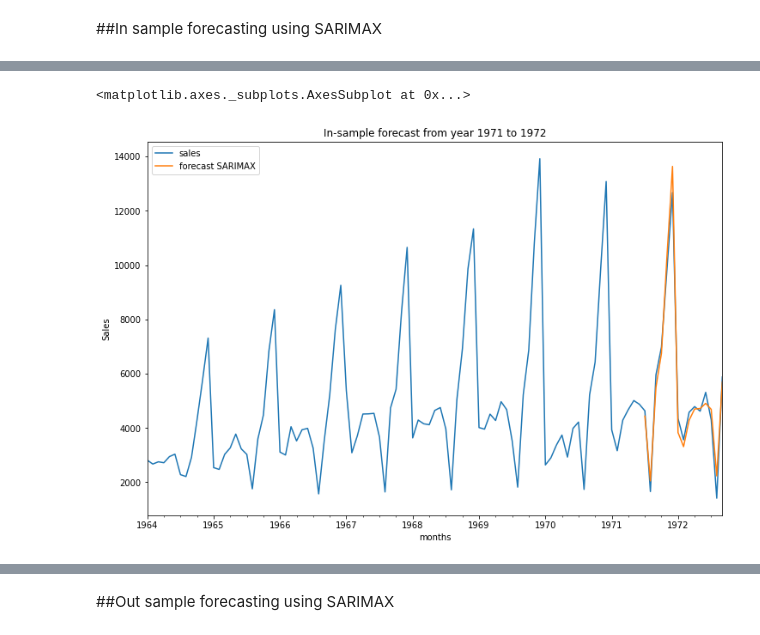
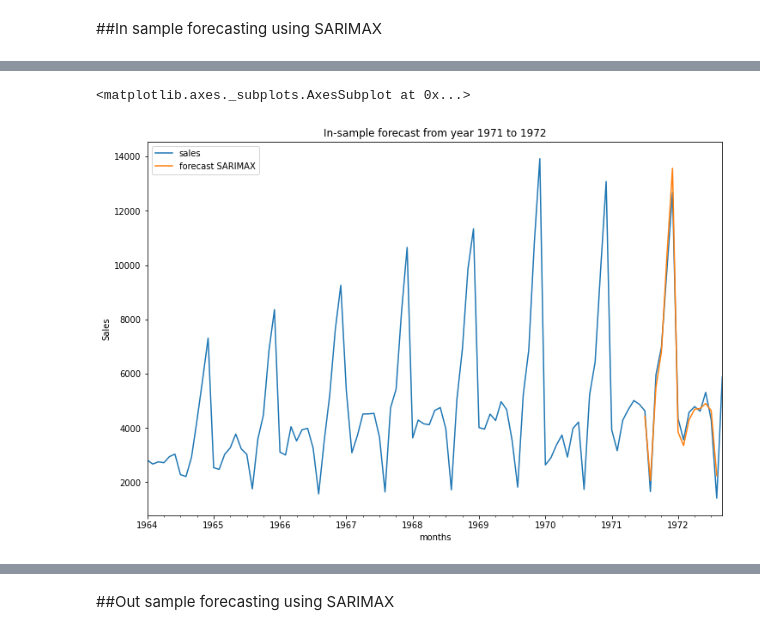
Before and after one commit to spshreya/21daysofML, a Jupyter notebook: timeseriesprac.ipynb, the cells around one changed output, grey strips where cells are left out. Cells and saved outputs as stored; diff of their text form; code cells hidden in the pictures.

```diff
--- a/timeseriesprac.ipynb
+++ b/timeseriesprac.ipynb
@@ -237,3 +286,3 @@ df[['Seasonal First Difference','forecast ARIMA']].plot(figsize=(12,8), ylabel='
 # %%
-df['forecast ARIMA']= model_fit.predict(start=90,end=103,dynamic=True)
-arima_pred = df['forecast ARIMA'][-3:]
+arimaPred= modela_fit.predict(start=90,end=104,dynamic=True)
+arimaPred
@@ -246,0 +352,9 @@ MAE for ARIMA: 94.423626
+# %%
+stepwise_model1 = auto_arima(df['sales'], start_p=1, start_q=1,
+                           max_p=3, max_q=3, m=12,
+                           start_P=0, seasonal=False,
+                           d=1, D=1, trace=True,
+                           error_action='ignore',
+                           suppress_warnings=True,
+                           stepwise=True)
+print(stepwise_model1.aic())
@@ -246,0 +372,2 @@ MAE for ARIMA: 94.423626
+# %%
+stepwise_model1.fit(train)
@@ -251,9 +454,9 @@ MAE for ARIMA: 94.423626
 # %%
-model=sm.tsa.statespace.SARIMAX(df['sales'],order=(1, 1, 1),seasonal_order=(1,1,1,12))
+model=sm.tsa.statespace.SARIMAX(train,order=(1, 1, 1),seasonal_order=(1,1,0,12))
 results=model.fit()
 # %%
-df['forecast SARIMAX']=results.predict(start=90,end=105,dynamic=True)
+df['forecast SARIMAX']=results.predict(start=90,end=103,dynamic=True)
 df[['sales','forecast SARIMAX']].plot(figsize=(12,8),ylabel= 'Sales' ,title='In-sample forecast from year 1971 to 1972')
 # %% [output]
 <matplotlib.axes._subplots.AxesSubplot at 0x...>
-[figure, old version]
+[figure, new version]
```
Also changed, not shown: parts of 42 cells of this notebook.
